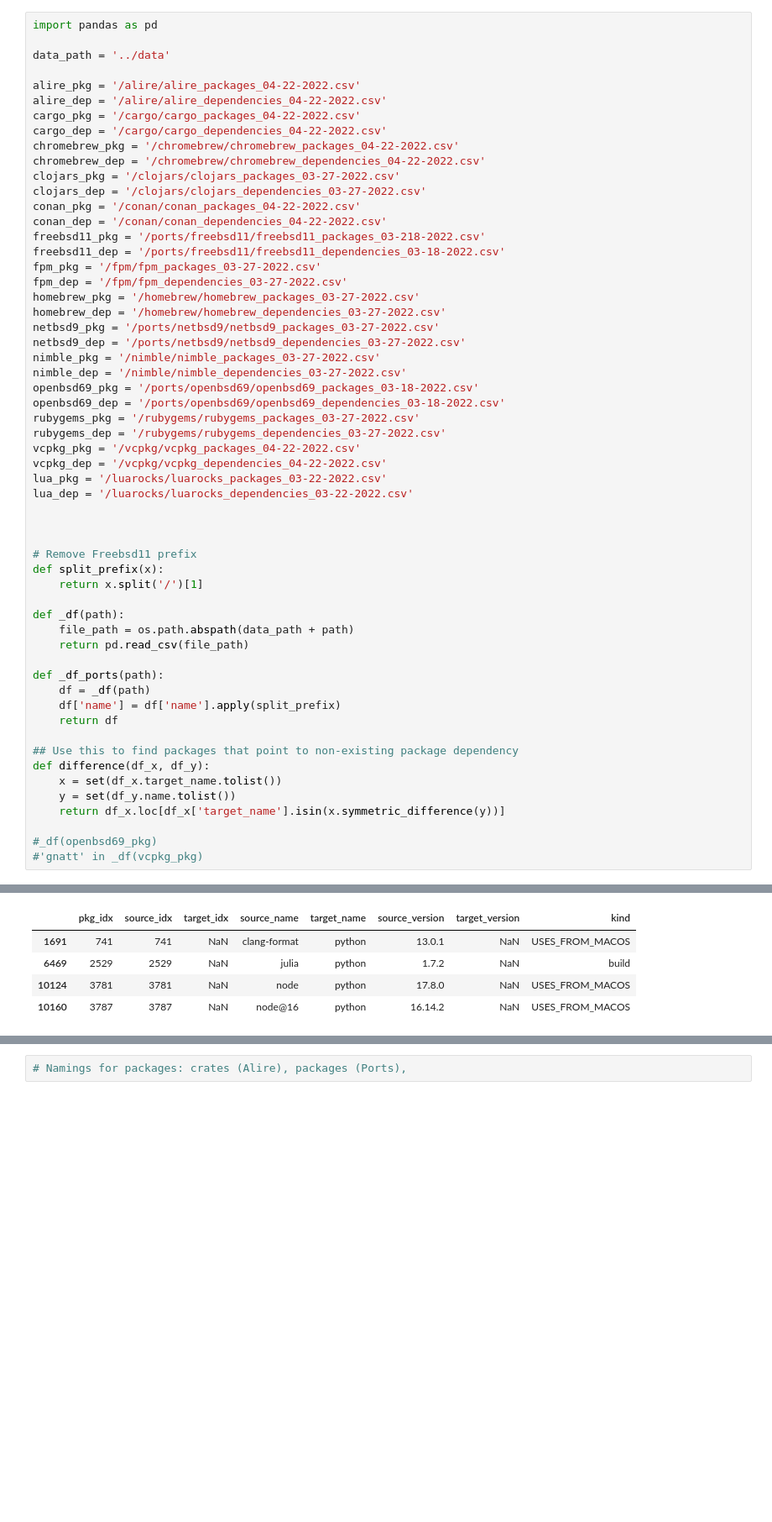
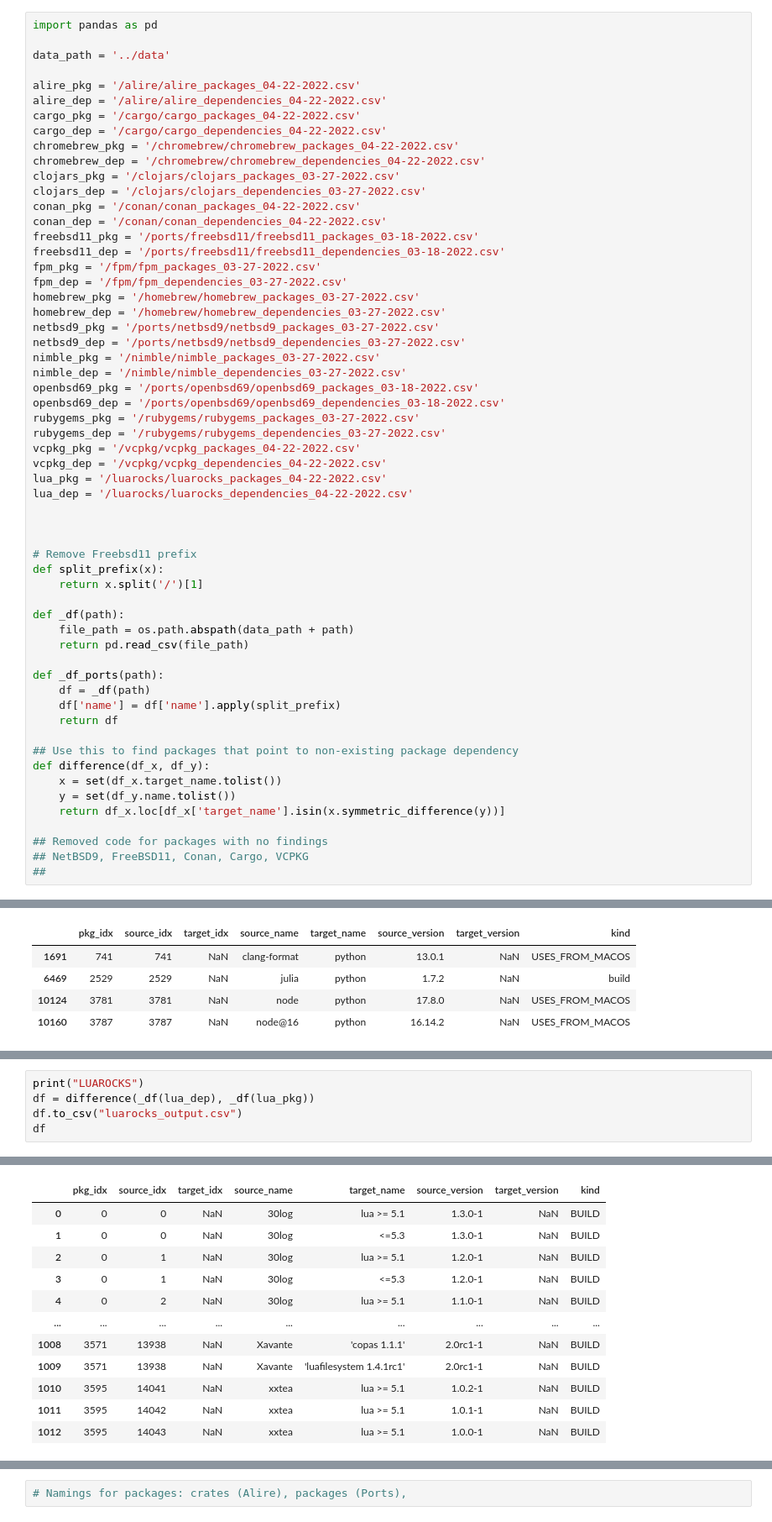
Before and after one commit to DaSEA-project/DaSEA-Network, a Jupyter notebook: notebook/case_links.ipynb, the cells around one changed output, grey strips where cells are left out. Shown at 84% size. Cells and saved outputs as stored; diff of their text form; blank space fills up the shorter version.

```diff
--- a/notebook/case_links.ipynb
+++ b/notebook/case_links.ipynb
@@ -91,7 +91,7 @@ clojars_pkg = '/clojars/clojars_packages_03-27-2022.csv'
 clojars_dep = '/clojars/clojars_dependencies_03-27-2022.csv'
 conan_pkg = '/conan/conan_packages_04-22-2022.csv'
 conan_dep = '/conan/conan_dependencies_04-22-2022.csv'
-freebsd11_pkg = '/ports/freebsd11/freebsd11_packages_03-218-2022.csv'
+freebsd11_pkg = '/ports/freebsd11/freebsd11_packages_03-18-2022.csv'
 freebsd11_dep = '/ports/freebsd11/freebsd11_dependencies_03-18-2022.csv'
 fpm_pkg = '/fpm/fpm_packages_03-27-2022.csv'
 fpm_dep = '/fpm/fpm_dependencies_03-27-2022.csv'
@@ -107,8 +107,8 @@ rubygems_pkg = '/rubygems/rubygems_packages_03-27-2022.csv'
 rubygems_dep = '/rubygems/rubygems_dependencies_03-27-2022.csv'
 vcpkg_pkg = '/vcpkg/vcpkg_packages_04-22-2022.csv'
 vcpkg_dep = '/vcpkg/vcpkg_dependencies_04-22-2022.csv'
-lua_pkg = '/luarocks/luarocks_packages_03-22-2022.csv'
-lua_dep = '/luarocks/luarocks_dependencies_03-22-2022.csv'
+lua_pkg = '/luarocks/luarocks_packages_04-22-2022.csv'
+lua_dep = '/luarocks/luarocks_dependencies_04-22-2022.csv'
 
 
 
@@ -131,8 +131,9 @@ def difference(df_x, df_y):
     y = set(df_y.name.tolist())
     return df_x.loc[df_x['target_name'].isin(x.symmetric_difference(y))]
 
-#_df(openbsd69_pkg)
-#'gnatt' in _df(vcpkg_pkg)
+## Removed code for packages with no findings
+## NetBSD9, FreeBSD11, Conan, Cargo, VCPKG
+##
 # %%
 print("OPENBSD")
 print("HAS SOME FINDINGS")
@@ -334,0 +315,6 @@ AttributeError: 'DataFrame' object has no attribute 'target_name'
+# %%
+print("LUAROCKS")
+df = difference(_df(lua_dep), _df(lua_pkg))
+df.to_csv("luarocks_output.csv")
+df
+# %% [output]
@@ -334,0 +322,12 @@ AttributeError: 'DataFrame' object has no attribute 'target_name'
+|  | pkg_idx | source_idx | target_idx | source_name | target_name | source_version | target_version | kind |
+| 0 | 0 | 0 | NaN | 30log | lua >= 5.1 | 1.3.0-1 | NaN | BUILD |
+| 1 | 0 | 0 | NaN | 30log | <=5.3 | 1.3.0-1 | NaN | BUILD |
+| 2 | 0 | 1 | NaN | 30log | lua >= 5.1 | 1.2.0-1 | NaN | BUILD |
+| 3 | 0 | 1 | NaN | 30log | <=5.3 | 1.2.0-1 | NaN | BUILD |
+| 4 | 0 | 2 | NaN | 30log | lua >= 5.1 | 1.1.0-1 | NaN | BUILD |
+| ... | ... | ... | ... | ... | ... | ... | ... | ... |
+| 1008 | 3571 | 13938 | NaN | Xavante | 'copas 1.1.1' | 2.0rc1-1 | NaN | BUILD |
+| 1009 | 3571 | 13938 | NaN | Xavante | 'luafilesystem 1.4.1rc1' | 2.0rc1-1 | NaN | BUILD |
+| 1010 | 3595 | 14041 | NaN | xxtea | lua >= 5.1 | 1.0.2-1 | NaN | BUILD |
+| 1011 | 3595 | 14042 | NaN | xxtea | lua >= 5.1 | 1.0.1-1 | NaN | BUILD |
+| 1012 | 3595 | 14043 | NaN | xxtea | lua >= 5.1 | 1.0.0-1 | NaN | BUILD |
```
Also changed, not shown: parts of 11 cells of this notebook, 4 other files.
